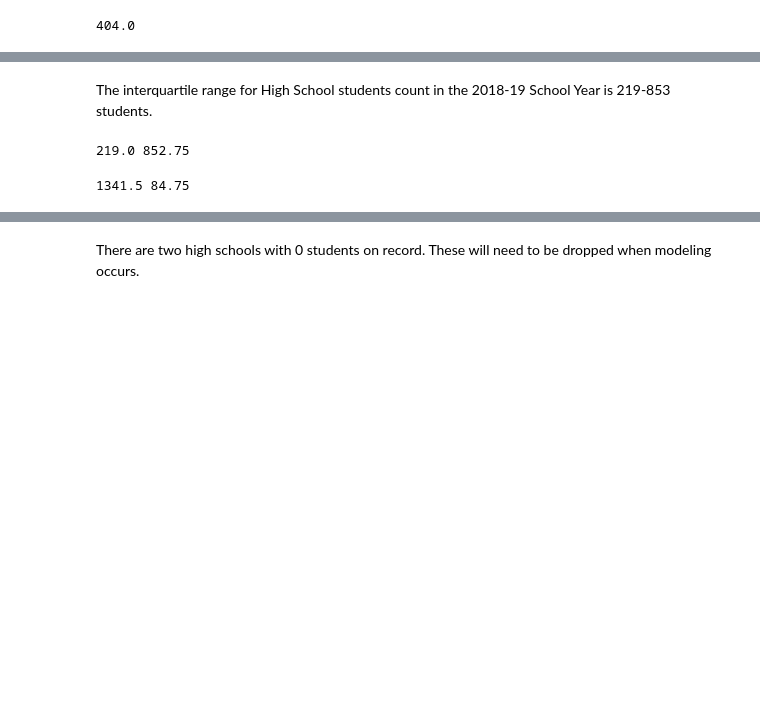
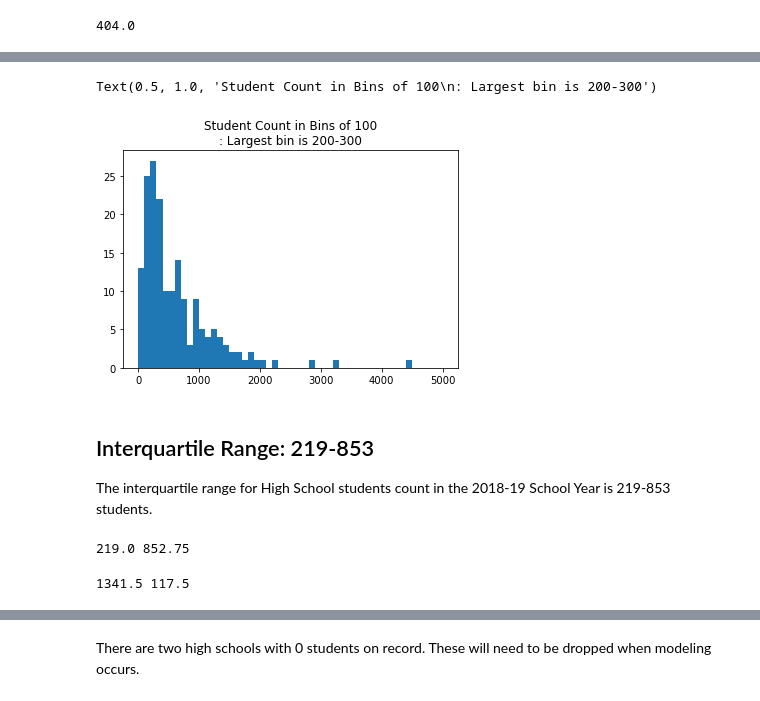
Before and after one commit to j-max/CPS_GradRate_Analysis, a Jupyter notebook: notebooks/eda/eda.ipynb, the cells around one changed output, grey strips where cells are left out. Cells and saved outputs as stored; diff of their text form; code cells hidden in the pictures; blank space fills up the shorter version.

Commit message:
Add eda on Student_Count_Total

```diff
--- a/notebooks/eda/eda.ipynb
+++ b/notebooks/eda/eda.ipynb
@@ -140,4 +156,15 @@ sy_1819.merged_df['Student_Count_Total'].median()
+# %%
+# Plot of counts in 2018-19 school year split into bins of 100 students
+bins_100 = np.linspace(0,5000, 51)
+
+fig, ax = plt.subplots()
+ax.hist(sy_1819.merged_df['Student_Count_Total'], hist_bins)
+ax.set_title('Student Count in Bins of 100\n: Largest bin is 200-300')
+# %% [output]
+Text(0.5, 1.0, 'Student Count in Bins of 100\n: Largest bin is 200-300')
+[figure, added]
 # %% [markdown]
+## Interquartile Range: 219-853
 The interquartile range for High School students count in the 2018-19 School Year is 219-853 students.
 # %%
 q75, q25 = np.percentile(sy_1819.merged_df['Student_Count_Total'], [75 ,25])
@@ -147,8 +176,8 @@ print(q25, q75)
 # %%
-q90, q5 = np.percentile(sy_1819.merged_df['Student_Count_Total'], [90 ,10])
+q90, q10 = np.percentile(sy_1819.merged_df['Student_Count_Total'], [90 ,10])
 print(q90, q10)
 # %% [output]
-1341.5 84.75
+1341.5 117.5
 # %%
 sy_1819.merged_df[sy_1819.merged_df['Student_Count_Total']<=q10].shape
 # %% [output]
```
Also changed, not shown: parts of 4 cells of this notebook.
